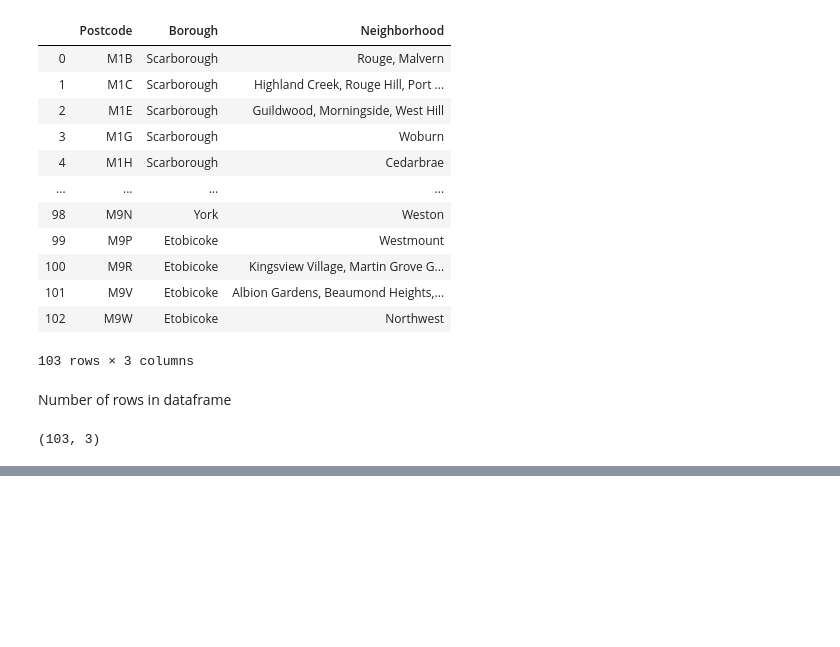
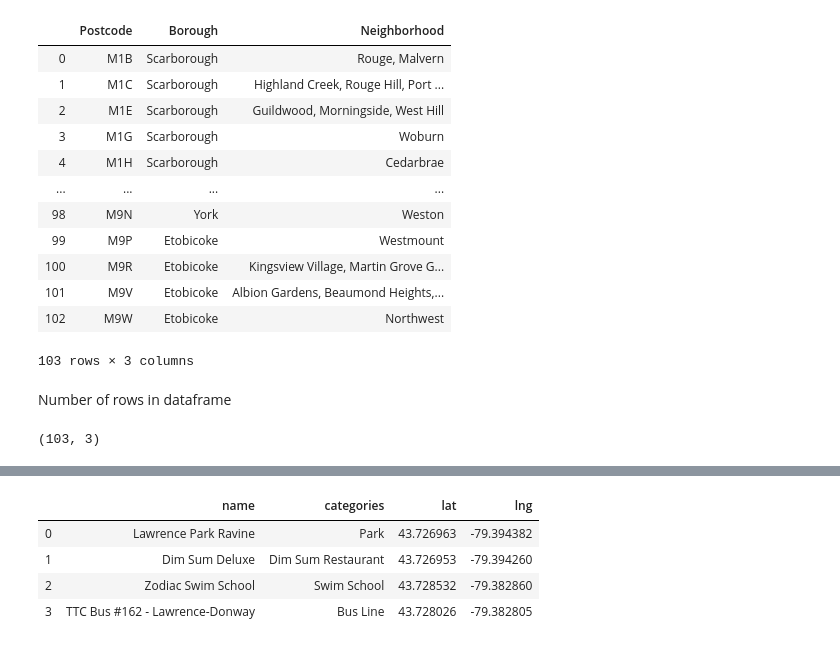
Before and after one commit to iseetan/Coursera_Capstone, a Jupyter notebook: Coursera_Capstone_Week3.ipynb, the cells around one changed output, grey strips where cells are left out. Drawn from its saved outputs; the diff is of its cells as text; code cells hidden in the pictures; blank space fills up the shorter version.

```diff
--- a/Coursera_Capstone_Week3.ipynb
+++ b/Coursera_Capstone_Week3.ipynb
@@ -76,0 +193,12 @@ newdf.shape
+# %%
+neighborhoods=df_toronto
+ct_data = neighborhoods[neighborhoods['Borough'] == 'Central Toronto'].reset_index(drop=True)
+ct_data.head()
+
+address = 'Central Toronto, Ontario'
+
+geolocator = Nominatim()
+location = geolocator.geocode(address)
+latitude = location.latitude
+longitude = location.longitude
+print('The geograpical coordinate of Central Toronto are {}, {}.'.format(latitude, longitude))
@@ -76,0 +231,66 @@ newdf.shape
+# %%
+CLIENT_ID = 'VXKTGFX1QDNVIVEVIO1G3ZRYCWIHP24EHIDQPAKN3G1DRQQZ' # your Foursquare ID
+CLIENT_SECRET = 'HNMENEA4I0CJM3OSCQOKRGF1UBTDZ3MBQ1J12FH2UU4ZSAKC' # your Foursquare Secret
+VERSION = '20190107' # Foursquare API version
+
+print('Your credentails:')
+print('CLIENT_ID: ' + CLIENT_ID)
+print('CLIENT_SECRET:' + CLIENT_SECRET)
+
+ct_data.loc[0, 'Neighborhood']
+
+neighborhood_latitude = ct_data.loc[0, 'Latitude'] # neighborhood latitude value
+neighborhood_longitude = ct_data.loc[0, 'Longitude'] # neighborhood longitude value
+
+neighborhood_name = ct_data.loc[0, 'Neighborhood'] # neighborhood name
+
+print('Latitude and longitude values of {} are {}, {}.'.format(neighborhood_name,
+                                                               neighborhood_latitude,
+                                                               neighborhood_longitude))
+
+LIMIT = 100 # limit of number of venues returned by Foursquare API
+
+radius = 500 # define radius
+
+# create URL
+url = 'https://api.foursquare.com/v2/venues/explore?&client_id={}&client_secret={}&v={}&ll={},{}&radius={}&limit={}'.format(
+    CLIENT_ID,
+    CLIENT_SECRET,
+    VERSION,
+    neighborhood_latitude,
+    neighborhood_longitude,
+    radius,
+    LIMIT)
+url # display URL
+
+results = requests.get(url).json()
+results
+
+# function that extracts the category of the venue
+def get_category_type(row):
+    try:
+        categories_list = row['categories']
+    except:
+        categories_list = row['venue.categories']
+
+    if len(categories_list) == 0:
+        return None
+    else:
+        return categories_list[0]['name']
+
+venues = results['response']['groups'][0]['items']
+
+nearby_venues = json_normalize(venues) # flatten JSON
+
+# filter columns
+filtered_columns = ['venue.name', 'venue.categories', 'venue.location.lat', 'venue.location.lng']
+nearby_venues =nearby_venues.loc[:, filtered_columns]
+
+# filter the category for each row
+nearby_venues['venue.categories'] = nearby_venues.apply(get_category_type, axis=1)
+
+# clean columns
+nearby_venues.columns = [col.split(".")[-1] for col in nearby_venues.columns]
+
+nearby_venues
+# %% [output]
@@ -76,0 +301,5 @@ newdf.shape
+|  | name | categories | lat | lng |
+| 0 | Lawrence Park Ravine | Park | 43.726963 | -79.394382 |
+| 1 | Dim Sum Deluxe | Dim Sum Restaurant | 43.726953 | -79.394260 |
+| 2 | Zodiac Swim School | Swim School | 43.728532 | -79.382860 |
+| 3 | TTC Bus #162 - Lawrence-Donway | Bus Line | 43.728026 | -79.382805 |
```
Also changed, not shown: parts of 15 cells of this notebook.
